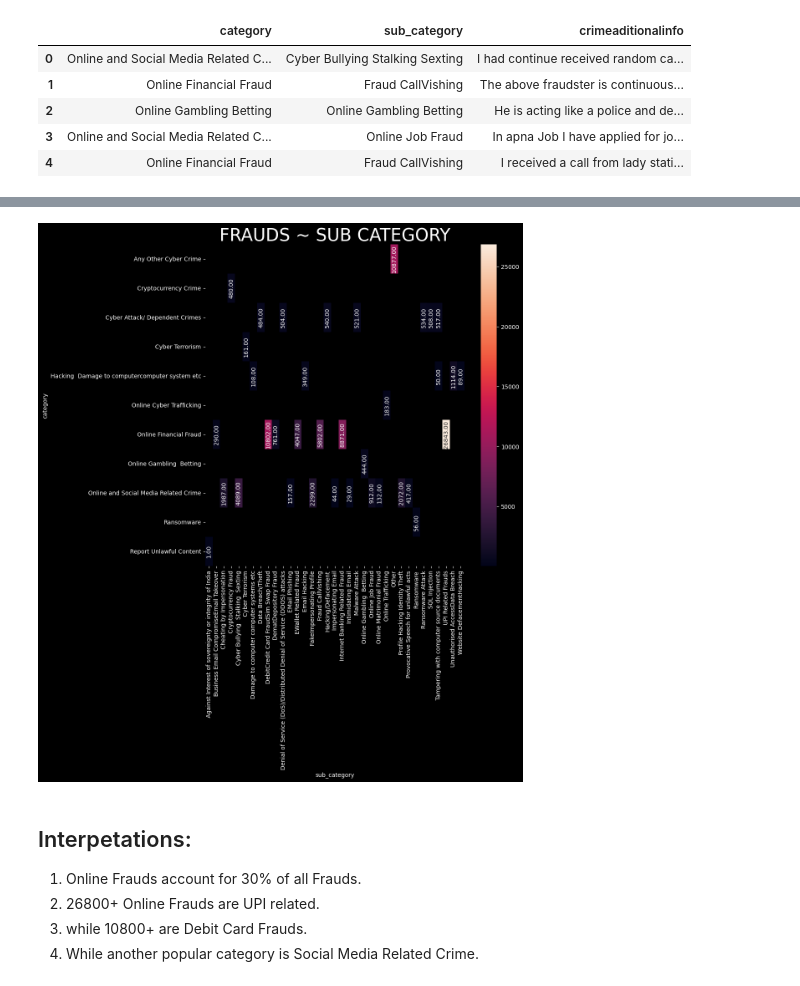
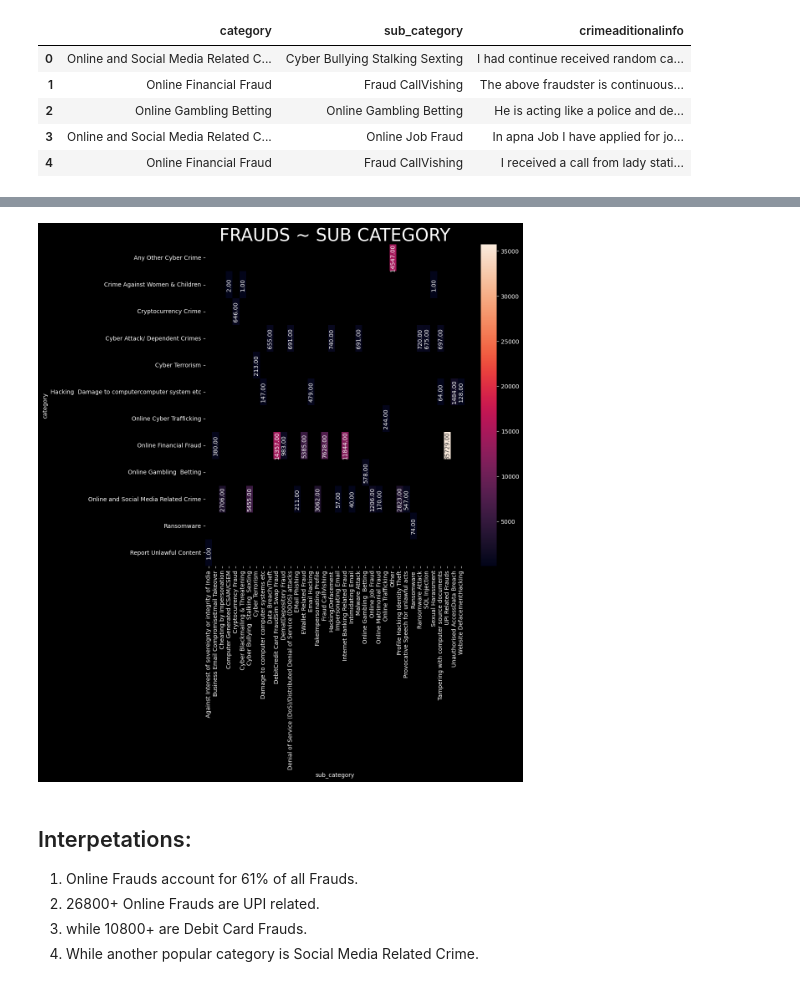
Before and after one commit to BrainsCorp/INDIAai_Hackathon, a Jupyter notebook: INDIAai_EDA.ipynb, the cells around one changed output, grey strips where cells are left out. Drawn from its saved outputs; the diff is of its cells as text; code cells hidden in the pictures.

```diff
--- a/INDIAai_EDA.ipynb
+++ b/INDIAai_EDA.ipynb
@@ -55,3 +68,7 @@ print("TEST SIZE: ", test_data.shape)
 # %% [output]
 TRAIN SIZE:  (93686, 3)
 TEST SIZE:  (31229, 3)
+# %%
+#combine data
+data = pd.concat([train_data, test_data], axis=0)
+data.shape
@@ -82,16 +150,16 @@ plt.show()
 # %%
 #frauds per sub category using heatmap
 plt.figure(figsize=(10,10))
-pivot = train_data.pivot_table(index='category', columns='sub_category',
+pivot = data.pivot_table(index='category', columns='sub_category',
                        values='crimeaditionalinfo', aggfunc='count')
 sns.heatmap(pivot, cmap='rocket', annot=True, fmt='.2f', annot_kws={'rotation': 90})
 plt.title('FRAUDS ~ SUB CATEGORY', fontsize=30)
 plt.show()
 # %% [output]
-[figure, old version]
+[figure, new version]
 # %% [markdown]
 ## Interpetations:
-1. Online Frauds account for 30% of all Frauds.
+1. Online Frauds account for 61% of all Frauds.
   1. 26800+ Online Frauds are UPI related.
   1. while 10800+ are Debit Card Frauds.
 3. While another popular category is Social Media Related Crime.
```
Also changed, not shown: parts of 54 cells of this notebook.
